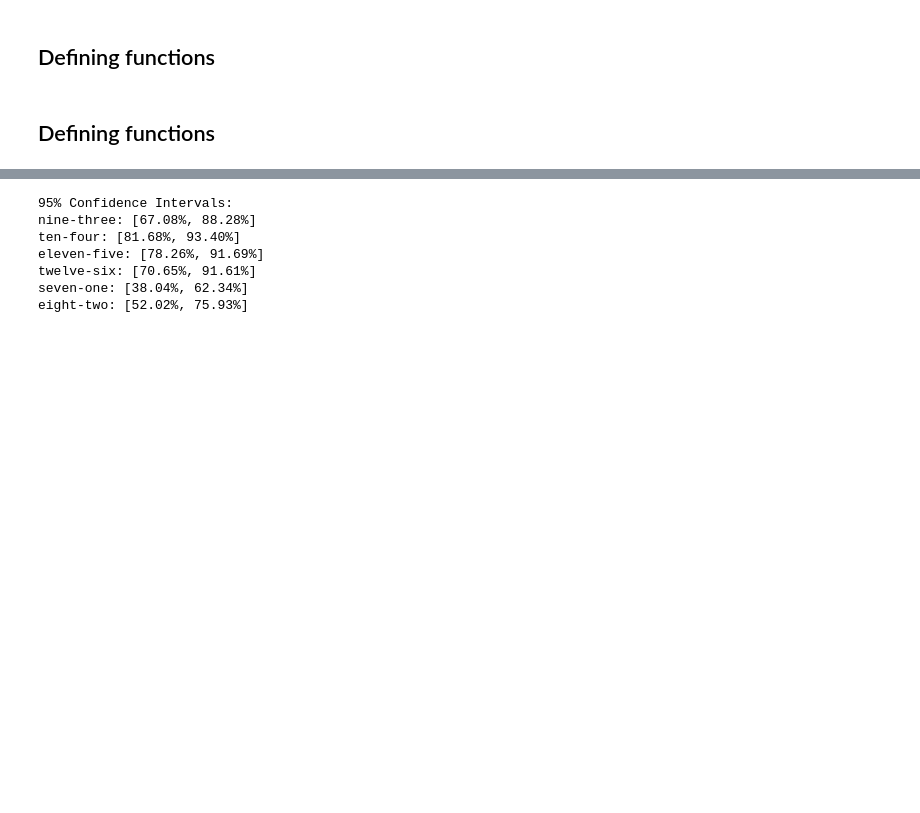
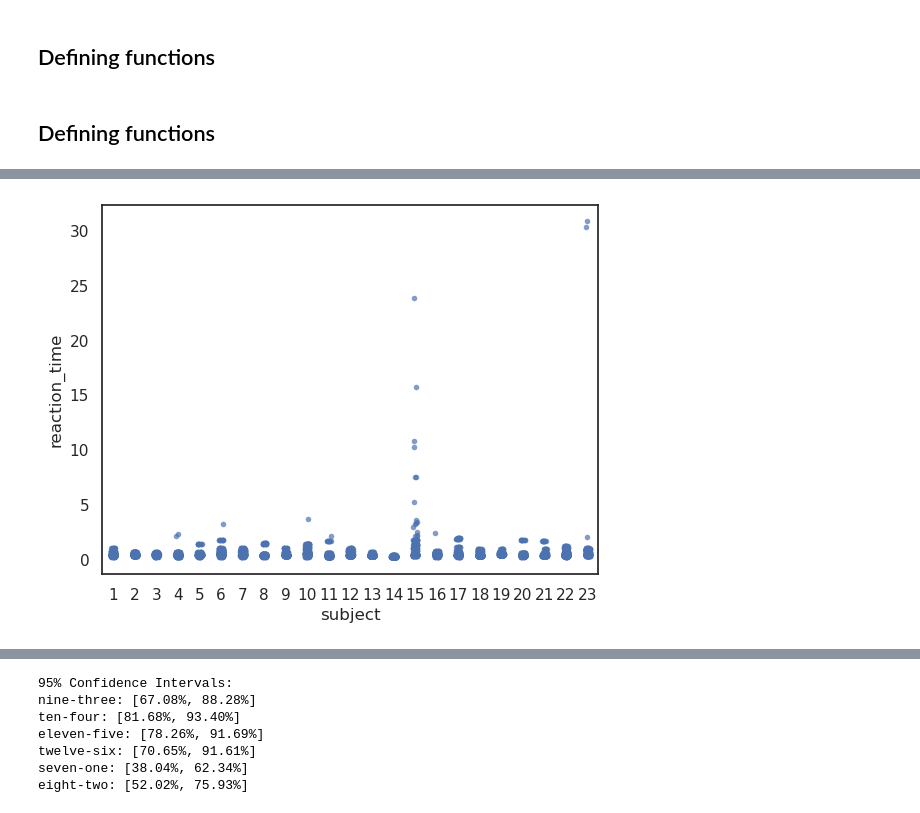
Before and after one commit to s-ccs/project_leftrightbias, a Jupyter notebook: code/scripts/DiagonalBias.ipynb, the cells around one changed output, grey strips where cells are left out. Saved outputs shown, nothing was run; the diff lists cells and outputs as text; code cells hidden in the pictures; blank space fills up the shorter version.

```diff
--- a/code/scripts/DiagonalBias.ipynb
+++ b/code/scripts/DiagonalBias.ipynb
@@ -393,3 +426,14 @@ The `scale` parameter is deprecated and will be removed in v0.15.0. You can now
+# %%
+g = sns.stripplot(data=tidy_df_raw,
+              x='subject',
+              y='reaction_time',
+              #order=fixation_order,
+              #hue='subject',
+              size=4,  # Decreased size
+              alpha=0.7,
+              dodge=True)  # Adds slight randomization
+# %% [output]
+[figure, added]
 # %%
 import matplotlib.pyplot as plt
 import seaborn as sns
```
Also changed, not shown: parts of 7 cells of this notebook, 7 other files.
